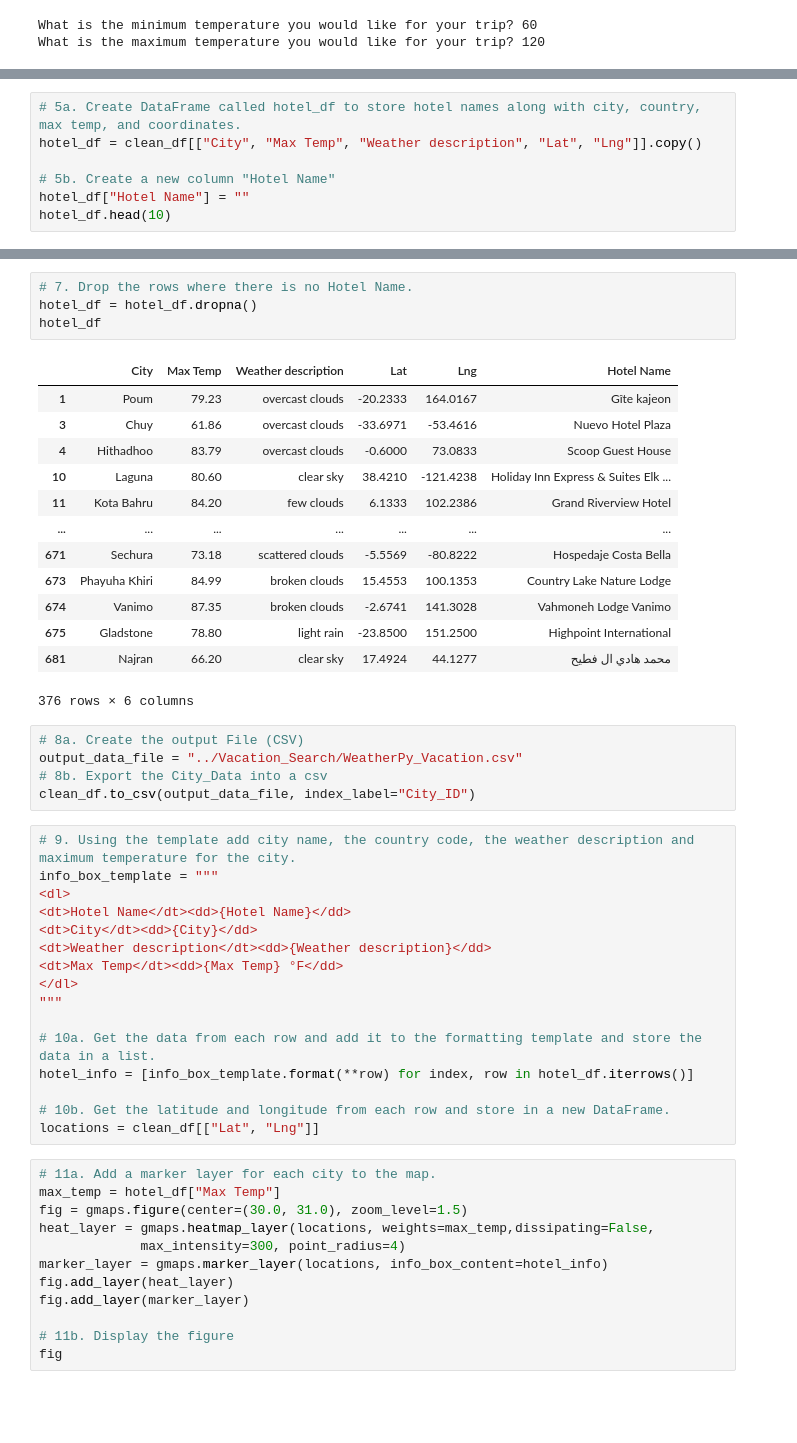
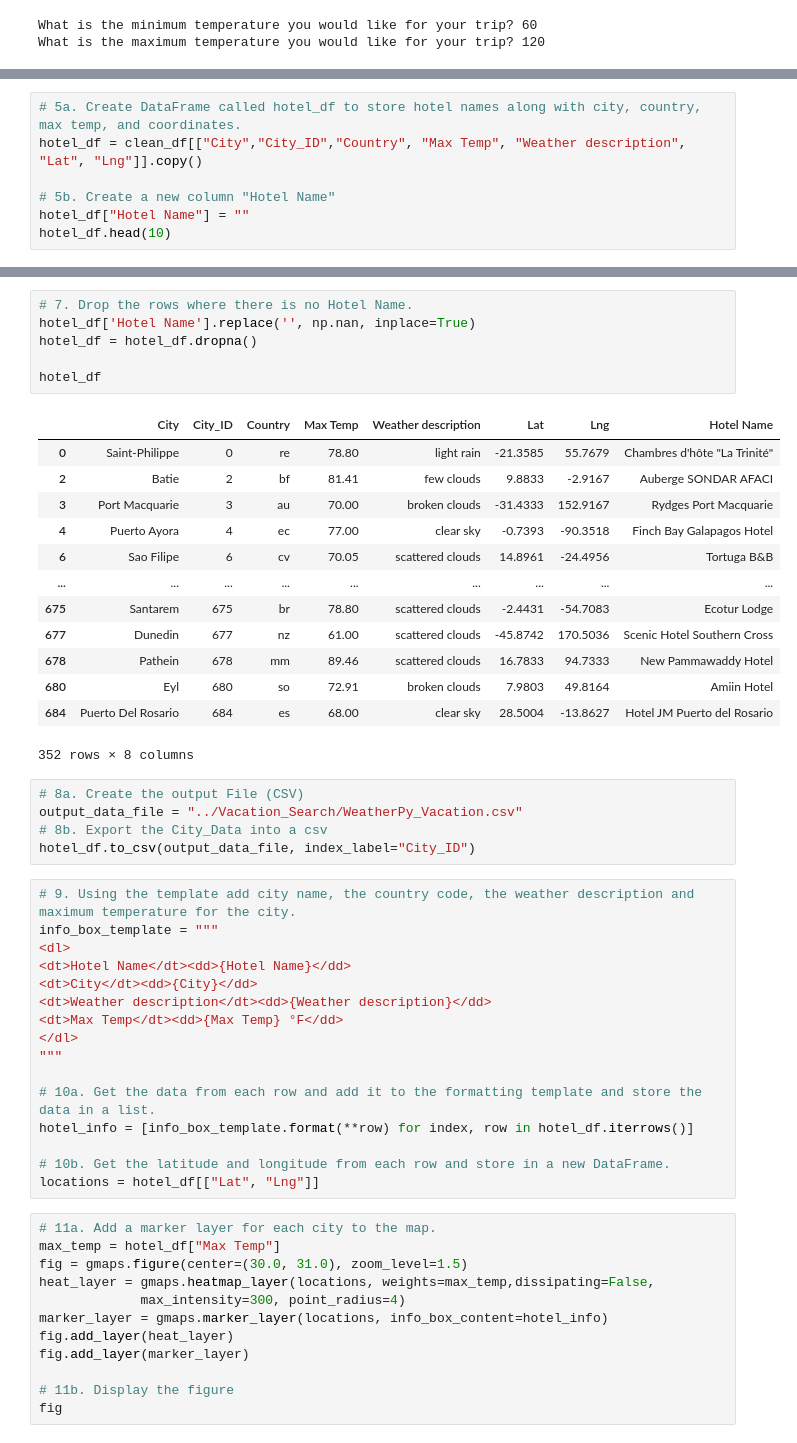
Before and after one commit to ramaditya524/World_Weather_Analysis, a Jupyter notebook: Vacation_Search/Vacation_Search.ipynb, the cells around one changed output, grey strips where cells are left out. Drawn from its saved outputs; the diff is of its cells as text; blank space fills up the shorter version.

```diff
--- a/Vacation_Search/Vacation_Search.ipynb
+++ b/Vacation_Search/Vacation_Search.ipynb
@@ -81,7 +83,7 @@ Weather description    376
 dtype: int64
 # %%
 # 5a. Create DataFrame called hotel_df to store hotel names along with city, country, max temp, and coordinates.
-hotel_df = clean_df[["City", "Max Temp", "Weather description", "Lat", "Lng"]].copy()
+hotel_df = clean_df[["City","City_ID","Country", "Max Temp", "Weather description", "Lat", "Lng"]].copy()
 
 # 5b. Create a new column "Hotel Name"
 hotel_df["Hotel Name"] = ""
@@ -145,26 +147,28 @@ for index, row in hotel_df.iterrows():
 # %%
 # 7. Drop the rows where there is no Hotel Name.
+hotel_df['Hotel Name'].replace('', np.nan, inplace=True)
 hotel_df = hotel_df.dropna()
+
 hotel_df
 # %% [output]
-|  | City | Max Temp | Weather description | Lat | Lng | Hotel Name |
-| 1 | Poum | 79.23 | overcast clouds | -20.2333 | 164.0167 | Gîte kajeon |
-| 3 | Chuy | 61.86 | overcast clouds | -33.6971 | -53.4616 | Nuevo Hotel Plaza |
-| 4 | Hithadhoo | 83.79 | overcast clouds | -0.6000 | 73.0833 | Scoop Guest House |
-| 10 | Laguna | 80.60 | clear sky | 38.4210 | -121.4238 | Holiday Inn Express & Suites Elk ... |
-| 11 | Kota Bahru | 84.20 | few clouds | 6.1333 | 102.2386 | Grand Riverview Hotel |
-| ... | ... | ... | ... | ... | ... | ... |
-| 671 | Sechura | 73.18 | scattered clouds | -5.5569 | -80.8222 | Hospedaje Costa Bella |
-| 673 | Phayuha Khiri | 84.99 | broken clouds | 15.4553 | 100.1353 | Country Lake Nature Lodge |
-| 674 | Vanimo | 87.35 | broken clouds | -2.6741 | 141.3028 | Vahmoneh Lodge Vanimo |
-| 675 | Gladstone | 78.80 | light rain | -23.8500 | 151.2500 | Highpoint International |
-| 681 | Najran | 66.20 | clear sky | 17.4924 | 44.1277 | محمد هادي ال فطيح |
+|  | City | City_ID | Country | Max Temp | Weather description | Lat | Lng | Hotel Name |
+| 0 | Saint-Philippe | 0 | re | 78.80 | light rain | -21.3585 | 55.7679 | Chambres d'hôte "La Trinité" |
+| 2 | Batie | 2 | bf | 81.41 | few clouds | 9.8833 | -2.9167 | Auberge SONDAR AFACI |
+| 3 | Port Macquarie | 3 | au | 70.00 | broken clouds | -31.4333 | 152.9167 | Rydges Port Macquarie |
+| 4 | Puerto Ayora | 4 | ec | 77.00 | clear sky | -0.7393 | -90.3518 | Finch Bay Galapagos Hotel |
+| 6 | Sao Filipe | 6 | cv | 70.05 | scattered clouds | 14.8961 | -24.4956 | Tortuga B&B |
+| ... | ... | ... | ... | ... | ... | ... | ... | ... |
+| 675 | Santarem | 675 | br | 78.80 | scattered clouds | -2.4431 | -54.7083 | Ecotur Lodge |
+| 677 | Dunedin | 677 | nz | 61.00 | scattered clouds | -45.8742 | 170.5036 | Scenic Hotel Southern Cross |
+| 678 | Pathein | 678 | mm | 89.46 | scattered clouds | 16.7833 | 94.7333 | New Pammawaddy Hotel |
+| 680 | Eyl | 680 | so | 72.91 | broken clouds | 7.9803 | 49.8164 | Amiin Hotel |
+| 684 | Puerto Del Rosario | 684 | es | 68.00 | clear sky | 28.5004 | -13.8627 | Hotel JM Puerto del Rosario |
-376 rows × 6 columns
+352 rows × 8 columns
 # %%
 # 8a. Create the output File (CSV)
 output_data_file = "../Vacation_Search/WeatherPy_Vacation.csv"
 # 8b. Export the City_Data into a csv
-clean_df.to_csv(output_data_file, index_label="City_ID")
+hotel_df.to_csv(output_data_file, index_label="City_ID")
 # %%
 # 9. Using the template add city name, the country code, the weather description and maximum temperature for the city.
 info_box_template = """
@@ -180,7 +184,7 @@ info_box_template = """
 hotel_info = [info_box_template.format(**row) for index, row in hotel_df.iterrows()]
 
 # 10b. Get the latitude and longitude from each row and store in a new DataFrame.
-locations = clean_df[["Lat", "Lng"]]
+locations = hotel_df[["Lat", "Lng"]]
 # %%
 # 11a. Add a marker layer for each city to the map.
 max_temp = hotel_df["Max Temp"]
```
Also changed, not shown: parts of 7 cells of this notebook, 7 other files.
